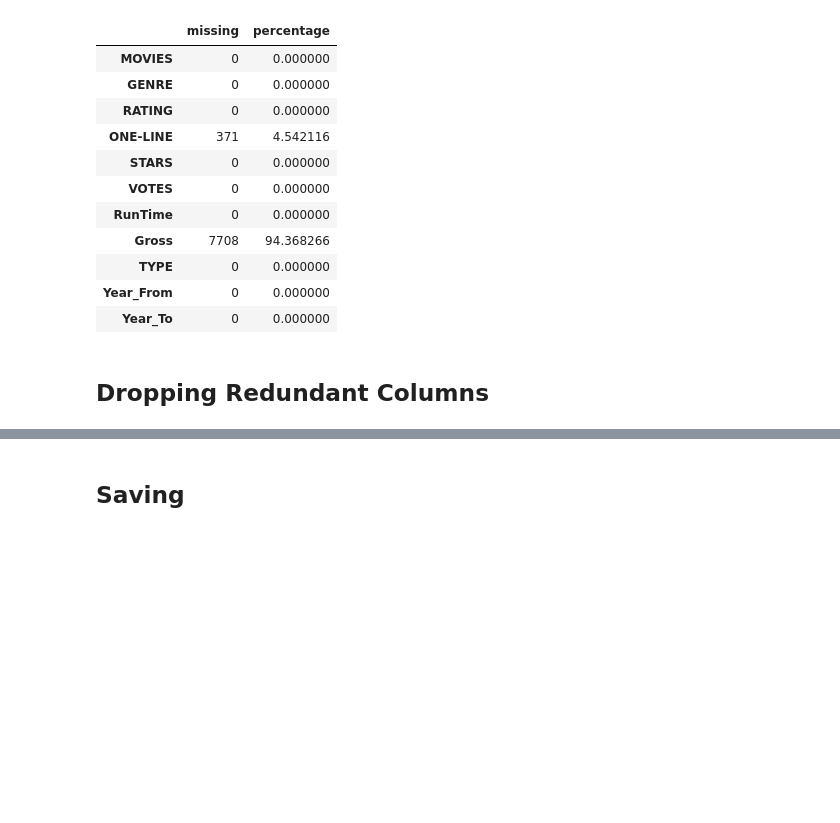
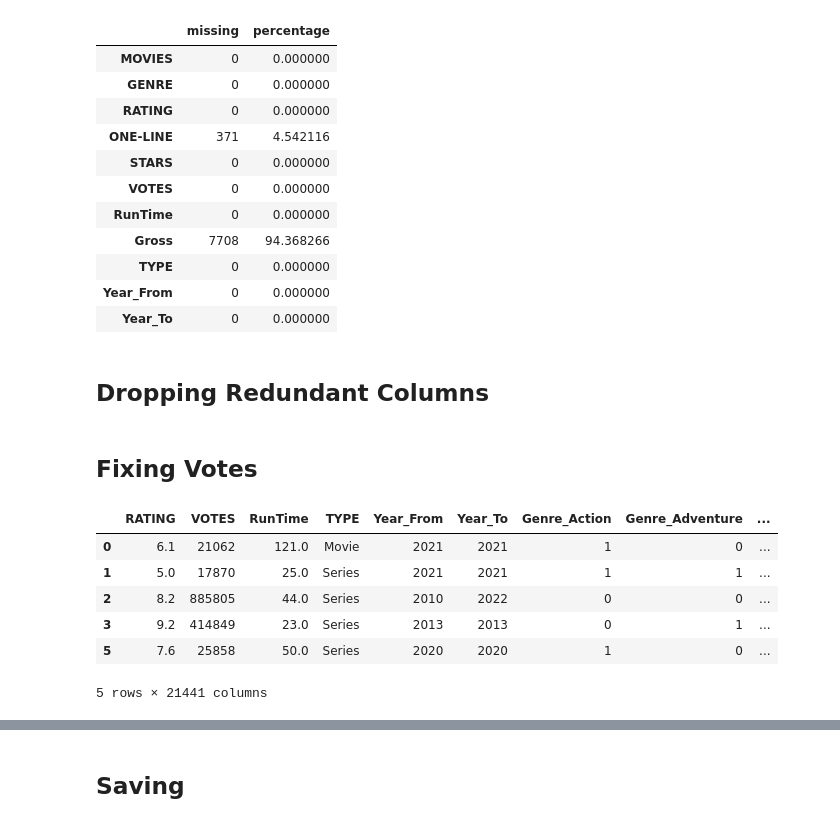
Before and after one commit to kavehbc/data-neural-network, a Jupyter notebook: notebooks/25-dm-string-dummy.ipynb, the cells around one changed output, grey strips where cells are left out. Cells and saved outputs as stored; diff of their text form; code cells hidden in the pictures; blank space fills up the shorter version.

```diff
--- a/notebooks/25-dm-string-dummy.ipynb
+++ b/notebooks/25-dm-string-dummy.ipynb
@@ -500,3 +500,16 @@ missing_df
 # %%
 df.drop(columns=["MOVIES", "YEAR", "GENRE", "STARS", "ONE-LINE", "Gross",
                  "Directors", "Actors", "missing"], inplace=True)
+# %% [markdown]
+## Fixing Votes
+# %%
+df["VOTES"] = df["VOTES"].str.replace(",", "", regex=False)
+df.head()
+# %% [output]
+|  | RATING | VOTES | RunTime | TYPE | Year_From | Year_To | Genre_Action | Genre_Adventure | ... |
+| 0 | 6.1 | 21062 | 121.0 | Movie | 2021 | 2021 | 1 | 0 | ... |
+| 1 | 5.0 | 17870 | 25.0 | Series | 2021 | 2021 | 1 | 1 | ... |
+| 2 | 8.2 | 885805 | 44.0 | Series | 2010 | 2022 | 0 | 0 | ... |
+| 3 | 9.2 | 414849 | 23.0 | Series | 2013 | 2013 | 0 | 1 | ... |
+| 5 | 7.6 | 25858 | 50.0 | Series | 2020 | 2020 | 1 | 0 | ... |
+5 rows × 21441 columns
```
Also changed, not shown: parts of 11 cells of this notebook, 1 other file.
